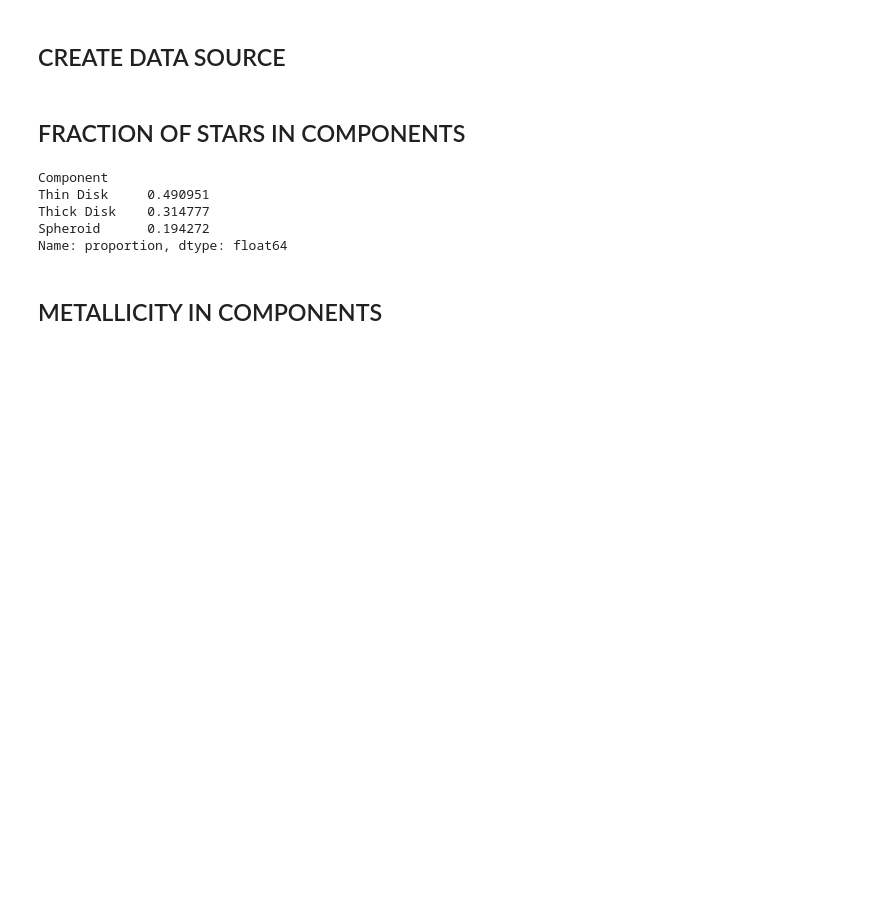
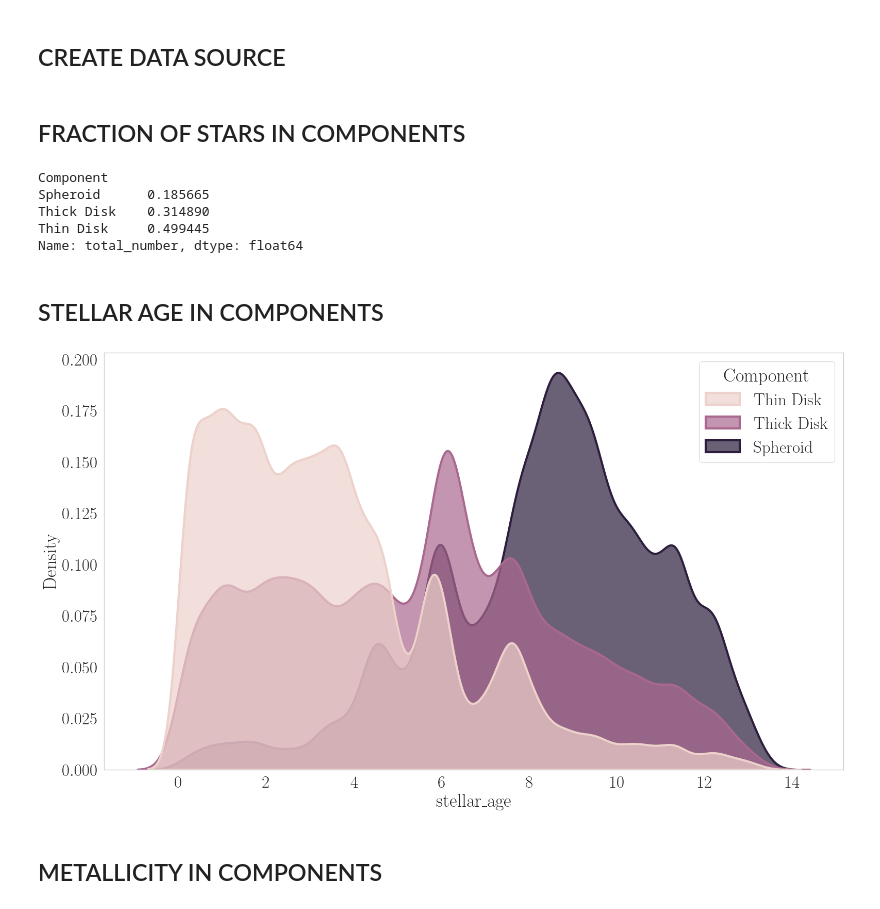
Before and after one commit to ChrisBoettner/skaro, a Jupyter notebook: notebooks/Galaxy_components.ipynb, the cells around one changed output. Cells and saved outputs as stored; diff of their text form; code cells hidden in the pictures; blank space fills up the shorter version.

```diff
--- a/notebooks/Galaxy_components.ipynb
+++ b/notebooks/Galaxy_components.ipynb
@@ -67,7 +70,7 @@ sphere_data = mw.sphere(radius=(radius, "kpc"))
 components = ["thin_disk_stars", "thick_disk_stars", "spheroid_stars"]
 data = aggregated_dataframe(
     components,
-    ["circularity", "[Fe/H]", "[alpha/Fe]"],
+    ["total_number", "circularity", "[Fe/H]", "[alpha/Fe]", "stellar_age"],
     data_source=sphere_data,
     type_name="Component",
 )
@@ -89,13 +92,33 @@ data, labels = rename_labels(data)
 # %% [markdown]
 ## FRACTION OF STARS IN COMPONENTS
 # %%
-data["Component"].value_counts(normalize=True)
+data.groupby("Component")["total_number"].sum() / data["total_number"].sum()
 # %% [output]
 Component
-Thin Disk     0.490951
-Thick Disk    0.314777
-Spheroid      0.194272
-Name: proportion, dtype: float64
+Spheroid      0.185665
+Thick Disk    0.314890
+Thin Disk     0.499445
+Name: total_number, dtype: float64
+# %% [markdown]
+## STELLAR AGE IN COMPONENTS
+# %%
+kdeplot_age = sns.kdeplot(
+    data,
+    x="stellar_age",
+    hue="Component",
+    common_norm=False,
+    fill=True,
+    alpha=0.7,
+    linewidth=3,
+    gridsize=1000,
+    palette=get_palette(n_colors=3),
+)
+# sns.move_legend(kdeplot_metallicity, "upper left")
+FigureProcessor(kdeplot_age.figure).save(
+    "kdeplot_age.pdf", sub_directory=figure_directory
+)
+# %% [output]
+[figure, added]
 # %% [markdown]
 ## METALLICITY IN COMPONENTS
 # %%
```
Also changed, not shown: parts of 2 cells of this notebook, 20 other files.
